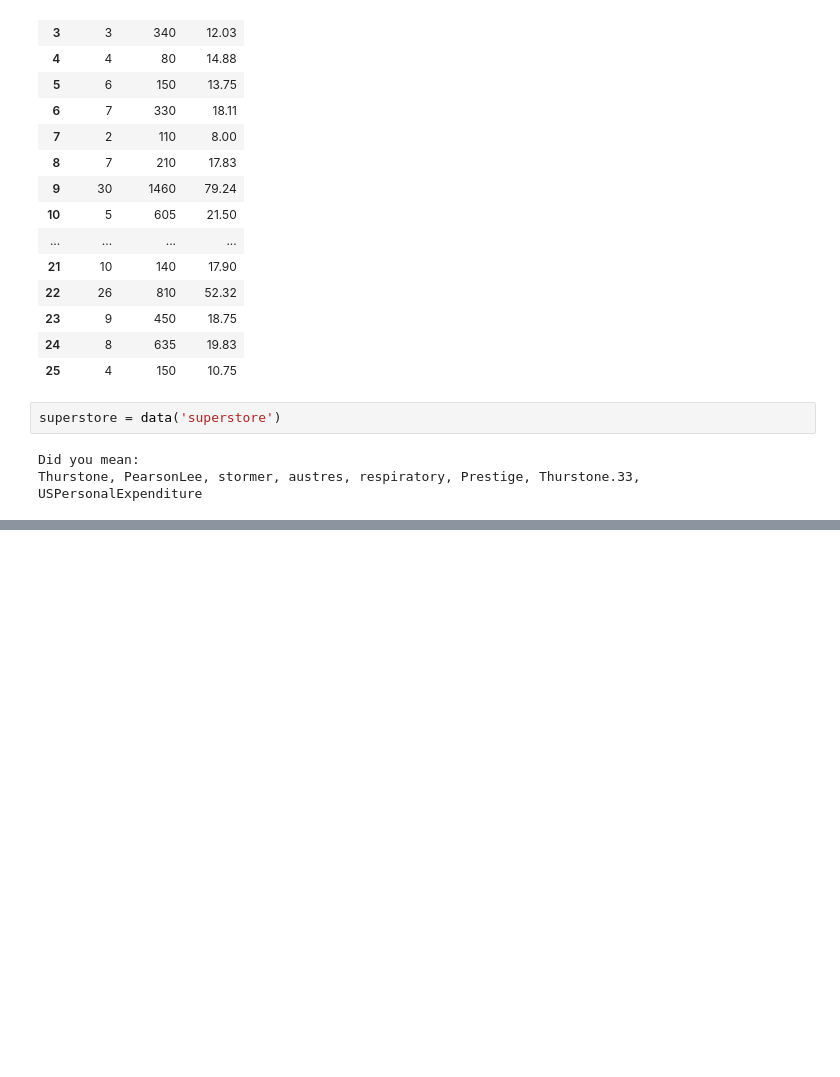
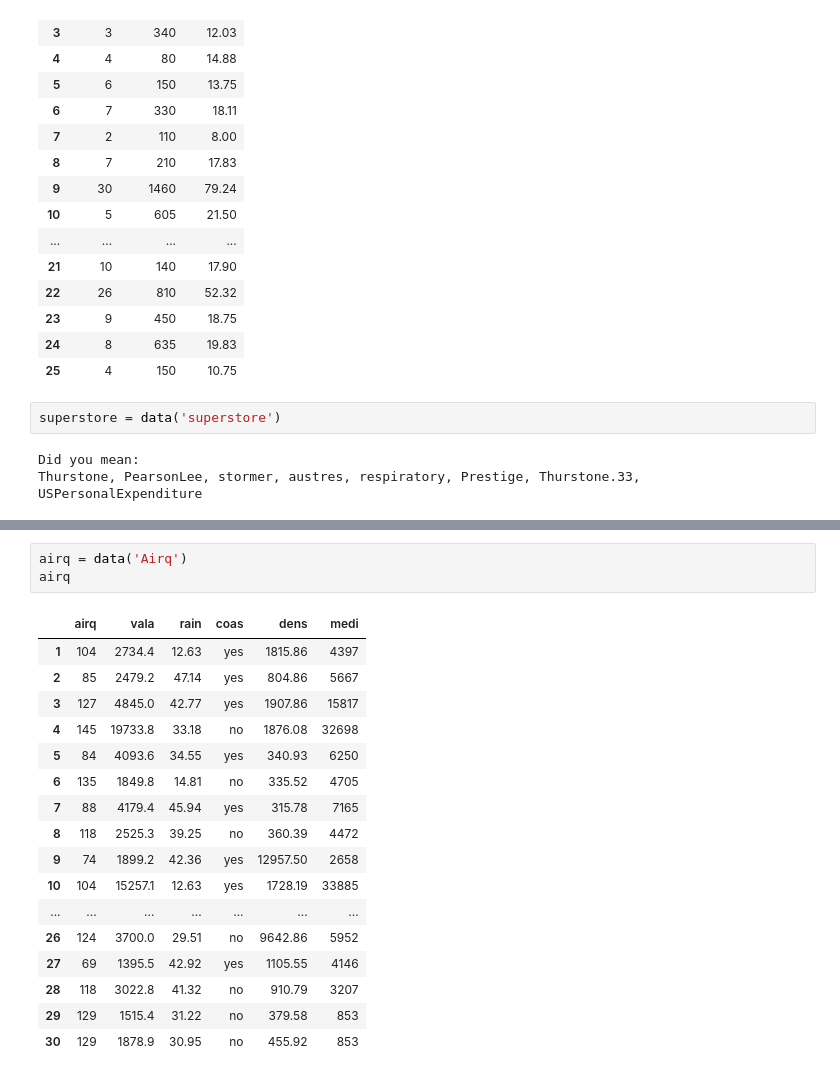
Before and after one commit to NSharick/python-practice, a Jupyter notebook: practice_datasets_tableau.ipynb, the cells around one changed output, grey strips where cells are left out. Drawn from its saved outputs; the diff is of its cells as text; blank space fills up the shorter version.

```diff
--- a/practice_datasets_tableau.ipynb
+++ b/practice_datasets_tableau.ipynb
@@ -136,0 +221,21 @@ nhtemp
+# %%
+airq = data('Airq')
+airq
+# %% [output]
+|  | airq | vala | rain | coas | dens | medi |
+| 1 | 104 | 2734.4 | 12.63 | yes | 1815.86 | 4397 |
+| 2 | 85 | 2479.2 | 47.14 | yes | 804.86 | 5667 |
+| 3 | 127 | 4845.0 | 42.77 | yes | 1907.86 | 15817 |
+| 4 | 145 | 19733.8 | 33.18 | no | 1876.08 | 32698 |
+| 5 | 84 | 4093.6 | 34.55 | yes | 340.93 | 6250 |
+| 6 | 135 | 1849.8 | 14.81 | no | 335.52 | 4705 |
+| 7 | 88 | 4179.4 | 45.94 | yes | 315.78 | 7165 |
+| 8 | 118 | 2525.3 | 39.25 | no | 360.39 | 4472 |
+| 9 | 74 | 1899.2 | 42.36 | yes | 12957.50 | 2658 |
+| 10 | 104 | 15257.1 | 12.63 | yes | 1728.19 | 33885 |
+| ... | ... | ... | ... | ... | ... | ... |
+| 26 | 124 | 3700.0 | 29.51 | no | 9642.86 | 5952 |
+| 27 | 69 | 1395.5 | 42.92 | yes | 1105.55 | 4146 |
+| 28 | 118 | 3022.8 | 41.32 | no | 910.79 | 3207 |
+| 29 | 129 | 1515.4 | 31.22 | no | 379.58 | 853 |
+| 30 | 129 | 1878.9 | 30.95 | no | 455.92 | 853 |
```
Also changed, not shown: parts of 12 cells of this notebook.
